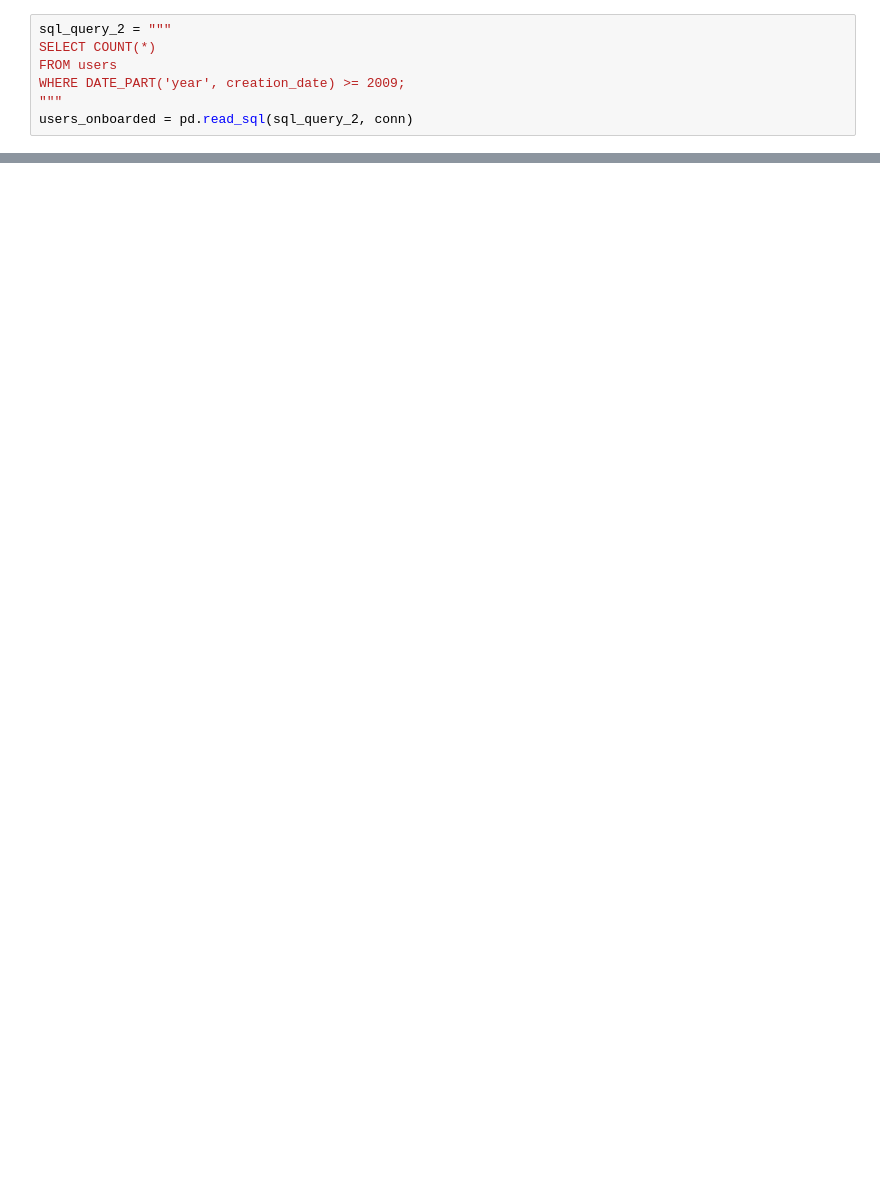
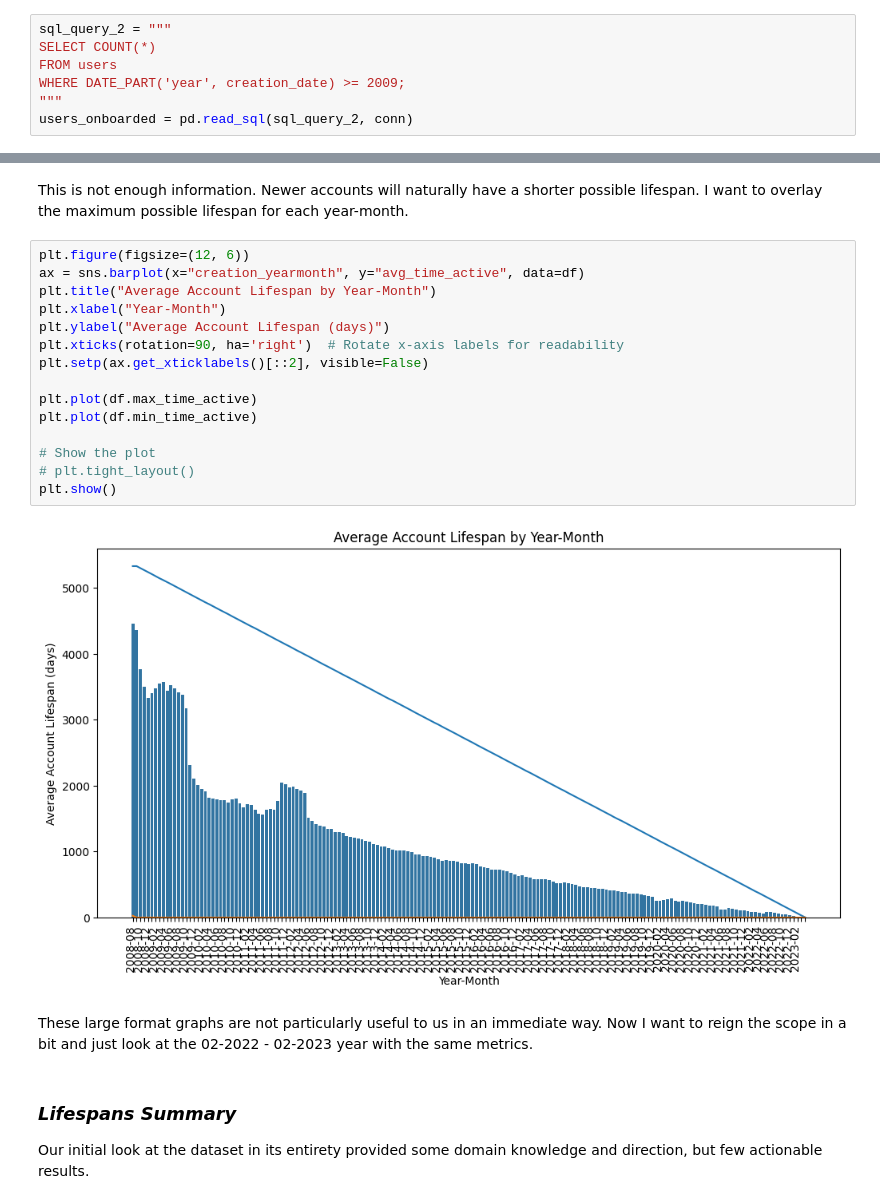
Before and after one commit to agelern/sql-for-data-processing-and-analysis, a Jupyter notebook: stackoverflow_project/heart_start.ipynb, the cells around one changed output, grey strips where cells are left out. Saved outputs shown, nothing was run; the diff lists cells and outputs as text; blank space fills up the shorter version.

```diff
--- a/stackoverflow_project/heart_start.ipynb
+++ b/stackoverflow_project/heart_start.ipynb
@@ -113,0 +306,25 @@ users_onboarded = pd.read_sql(sql_query_2, conn)
+# %% [markdown]
+This is not enough information. Newer accounts will naturally have a shorter possible lifespan. I want to overlay the maximum possible lifespan for each year-month.
+# %%
+plt.figure(figsize=(12, 6))
+ax = sns.barplot(x="creation_yearmonth", y="avg_time_active", data=df)
+plt.title("Average Account Lifespan by Year-Month")
+plt.xlabel("Year-Month")
+plt.ylabel("Average Account Lifespan (days)")
+plt.xticks(rotation=90, ha='right')  # Rotate x-axis labels for readability
+plt.setp(ax.get_xticklabels()[::2], visible=False)
+
+plt.plot(df.max_time_active)
+plt.plot(df.min_time_active)
+
+# Show the plot
+# plt.tight_layout()
+plt.show()
+# %% [output]
+[figure, added]
+# %% [markdown]
+These large format graphs are not particularly useful to us in an immediate way. Now I want to reign the scope in a bit and just look at the 02-2022 - 02-2023 year with the same metrics.
+# %% [markdown]
+### *Lifespans Summary*
+
+Our initial look at the dataset in its entirety provided some domain knowledge and direction, but few actionable results.
```
Also changed, not shown: parts of 87 cells of this notebook, 1 other file.
